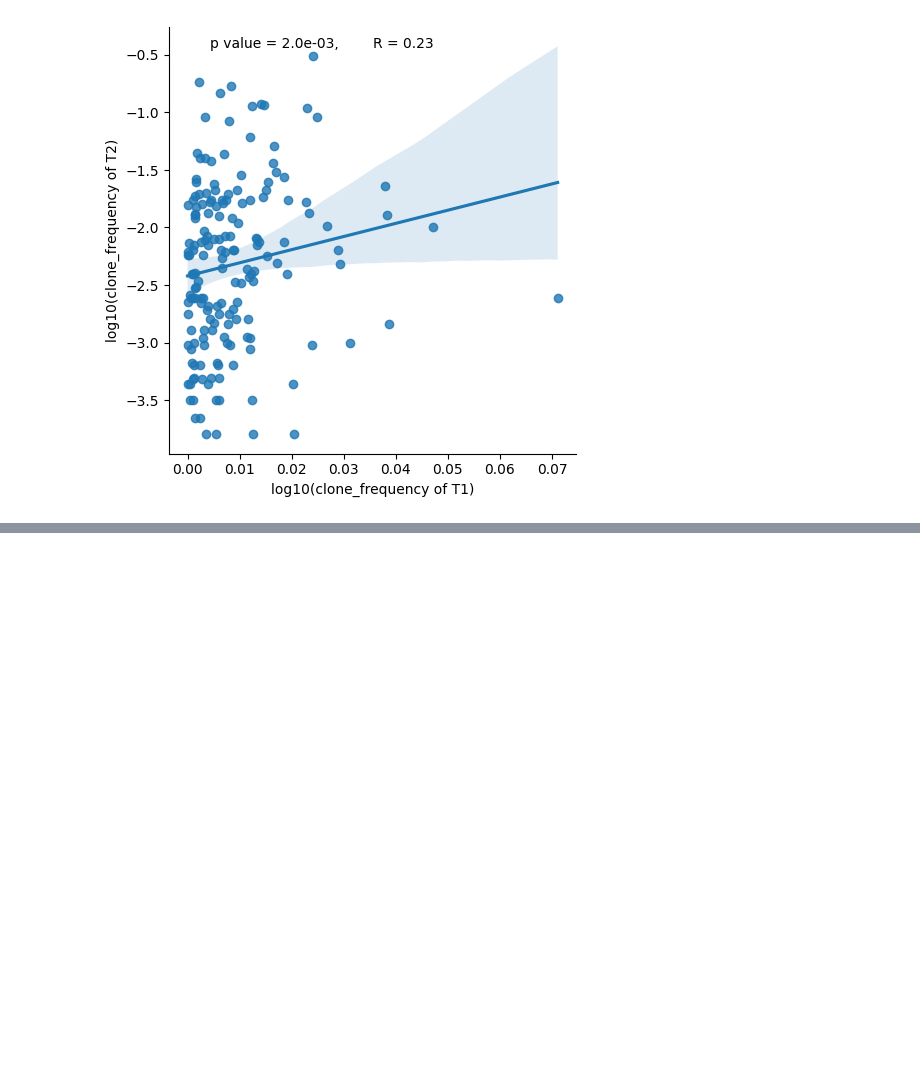
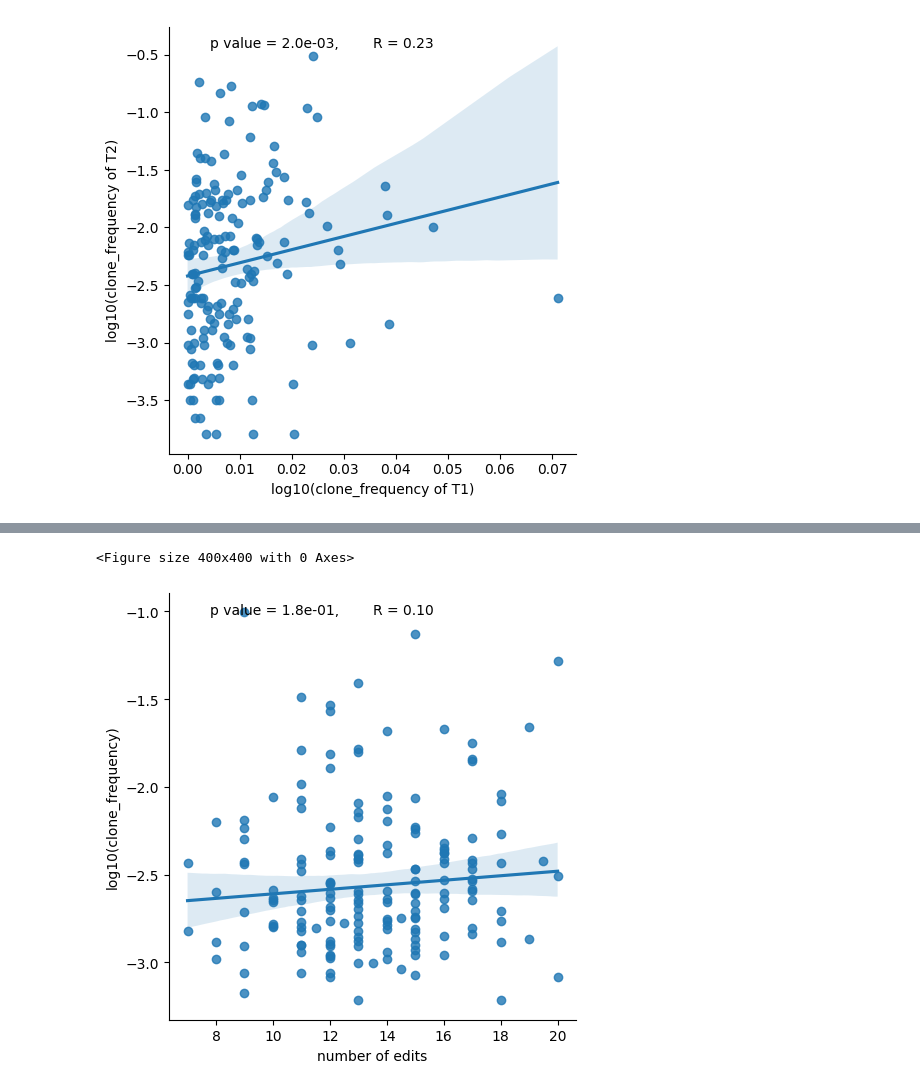
Before and after one commit to liangzhenhou/eTRACER, a Jupyter notebook: LineageTracing/scRNA/step02_clone_detection_and_plot_clonal_dynamics.ipynb, the cells around one changed output, grey strips where cells are left out. Drawn from its saved outputs; the diff is of its cells as text; code cells hidden in the pictures; blank space fills up the shorter version.

```diff
--- a/LineageTracing/scRNA/step02_clone_detection_and_plot_clonal_dynamics.ipynb
+++ b/LineageTracing/scRNA/step02_clone_detection_and_plot_clonal_dynamics.ipynb
@@ -1537,0 +1546,3 @@ plt.show()
+# %%
+cell_lineage = pd.read_csv('/syn1/liangzhen/jinhua_jilab_project/result/DNA_Amplicon/cell_lineage.csv')
+cell_lineage
@@ -1537,0 +1563,4 @@ plt.show()
+# %%
+clone_size = cell_lineage['lineageGrp'].value_counts().reset_index()
+clone_size['freq'] = np.log10(clone_size['count'] / sum(clone_size['count']))
+clone_size
@@ -1537,0 +1581,16 @@ plt.show()
+# %%
+allele_table_a3026 = pd.read_csv('/syn1/liangzhen/jinhua_jilab_project/result/DNA_Amplicon/trees/a3026_allele_table_raw.csv',header=0,index_col=0,na_filter=False)
+allele_table_a3028 = pd.read_csv('/syn1/liangzhen/jinhua_jilab_project/result/DNA_Amplicon/trees/a3028_allele_table_raw.csv',header=0,index_col=0,na_filter=False)
+allele_table_a3030 = pd.read_csv('/syn1/liangzhen/jinhua_jilab_project/result/DNA_Amplicon/trees/a3030_allele_table_raw.csv',header=0,index_col=0,na_filter=False)
+allele_table = pd.concat([allele_table_a3026,allele_table_a3028,allele_table_a3030],axis=0)
+gene_names = ['Acta1', 'Hsp90b1','Calr','Cfl1','Myl6','Rpl39','Calm2','Fth1','Hsp90ab1','Tpt1','Slc25a3','Lgals1','Btf3','Hint1','Calm1']
+allele_table['gene_r1'] = allele_table['intBC'] + '_' + allele_table['r1']
+allele_table_mut = allele_table[allele_table['r1']!='None']
+allele_table_mut = pd.merge(allele_table_mut,cell_lineage,on=['cellBC'],how='inner')
+allele_table_mut['mut_num'] = 1
+mutation_number = allele_table_mut.groupby(['lineageGrp','cellBC'])['mut_num'].sum().reset_index()
+mutation_number['sample'] = [ '_'.join(cellBC.split('_')[0:len(cellBC.split('_'))-1]) for cellBC in mutation_number['cellBC'] ]
+mutation_number['time'] = [ cellBC.split('_')[0] for cellBC in mutation_number['cellBC'] ]
+
+clone_mutation_number = mutation_number.groupby(['lineageGrp'])['mut_num'].median().reset_index()
+clone_mutation_number
@@ -1537,0 +1611,3 @@ plt.show()
+# %%
+df = pd.merge(clone_size,clone_mutation_number,on=['lineageGrp'])
+df
@@ -1537,0 +1628,18 @@ plt.show()
+# %%
+plt.rcParams['pdf.fonttype'] = 42
+plt.gcf().set_size_inches(4, 4)
+r_squared, p_value = stats.spearmanr(df['mut_num'], df['freq'])
+p_value = f'p value = {p_value:.1e}, '
+r_value = f'R = {r_squared:.2f}'
+
+sns.lmplot(data=df,x='mut_num',y='freq',lowess=False,ci=95,robust=True)
+plt.text(0.1, 0.95, p_value, transform=plt.gca().transAxes, fontsize=10)
+plt.text(0.5, 0.95, r_value, transform=plt.gca().transAxes, fontsize=10)
+
+plt.ylabel('log10(clone_frequency)')
+plt.xlabel('number of edits')
+plt.savefig('/syn1/liangzhen/jinhua_jilab_project/result/Figures/Figure2.sup/cloneEdits_vs_cloneFreq.pdf')
+plt.show()
+# %% [output]
+<Figure size 400x400 with 0 Axes>
+[figure, added]
```
Also changed, not shown: parts of 11 cells of this notebook.
